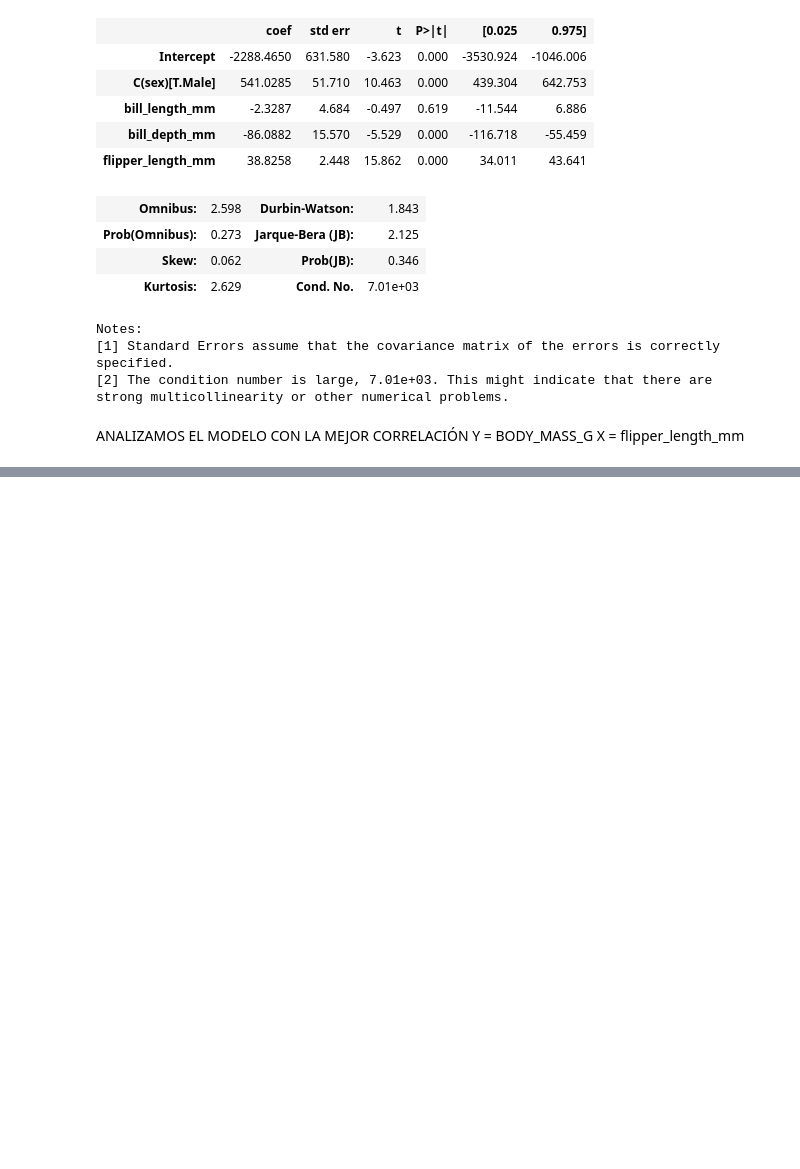
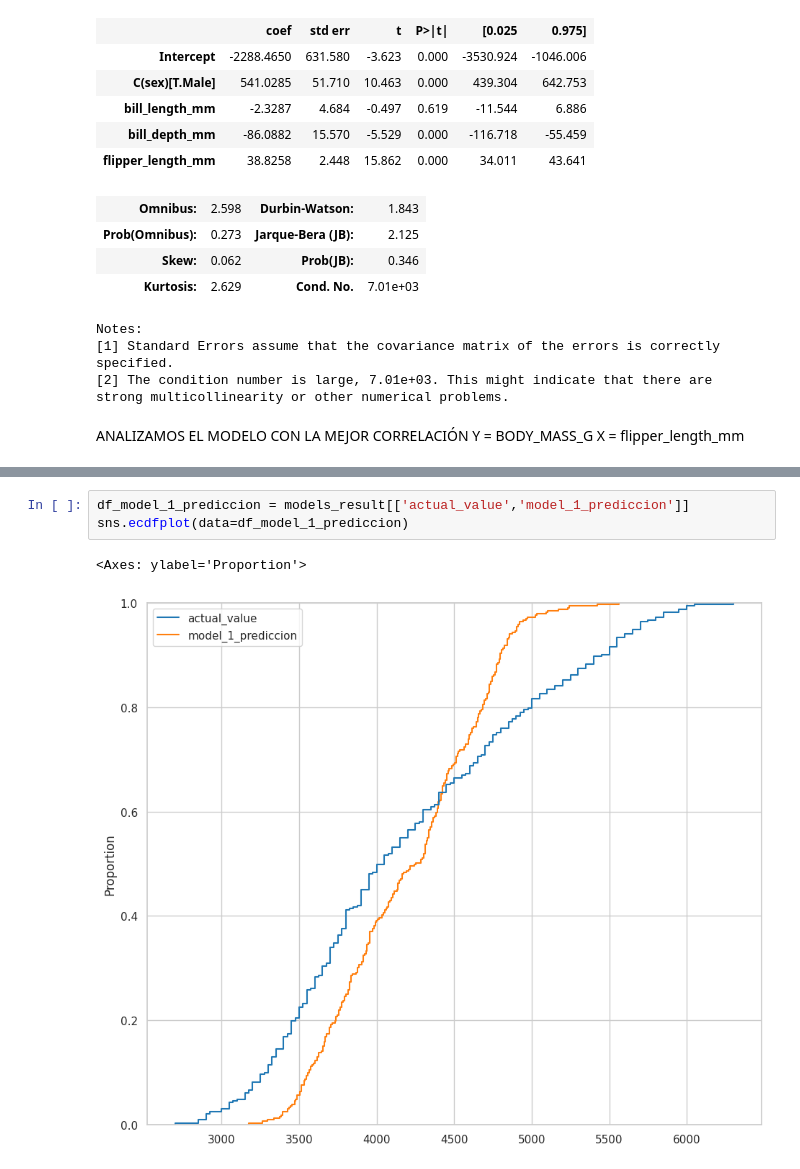
Before and after one commit to cesarmayta/BOOTCAMP_DSG1, a Jupyter notebook: dia2/05_regresion_lineal_multiple.ipynb, the cells around one changed output, grey strips where cells are left out. Cells and saved outputs as stored; diff of their text form; blank space fills up the shorter version.

```diff
--- a/dia2/05_regresion_lineal_multiple.ipynb
+++ b/dia2/05_regresion_lineal_multiple.ipynb
@@ -221,0 +306,6 @@ strong multicollinearity or other numerical problems.
+# %%
+df_model_1_prediccion = models_result[['actual_value','model_1_prediccion']]
+sns.ecdfplot(data=df_model_1_prediccion)
+# %% [output]
+<Axes: ylabel='Proportion'>
+[figure, added]
```
Also changed, not shown: parts of 13 cells of this notebook.
